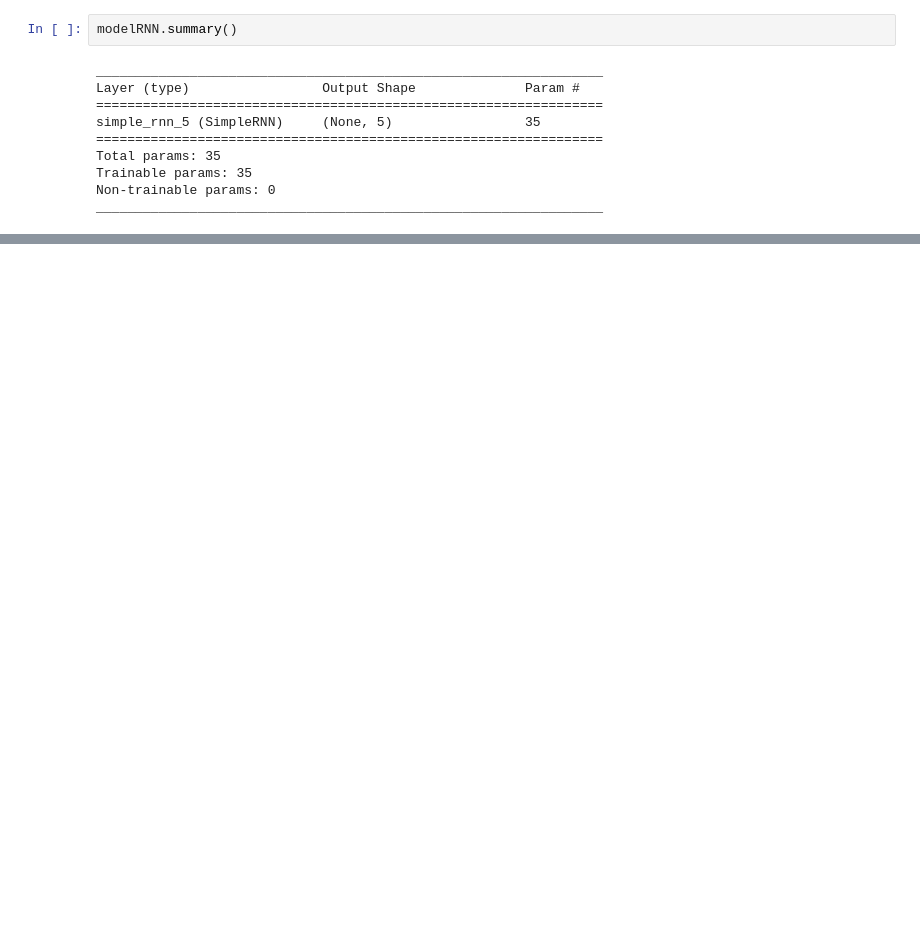
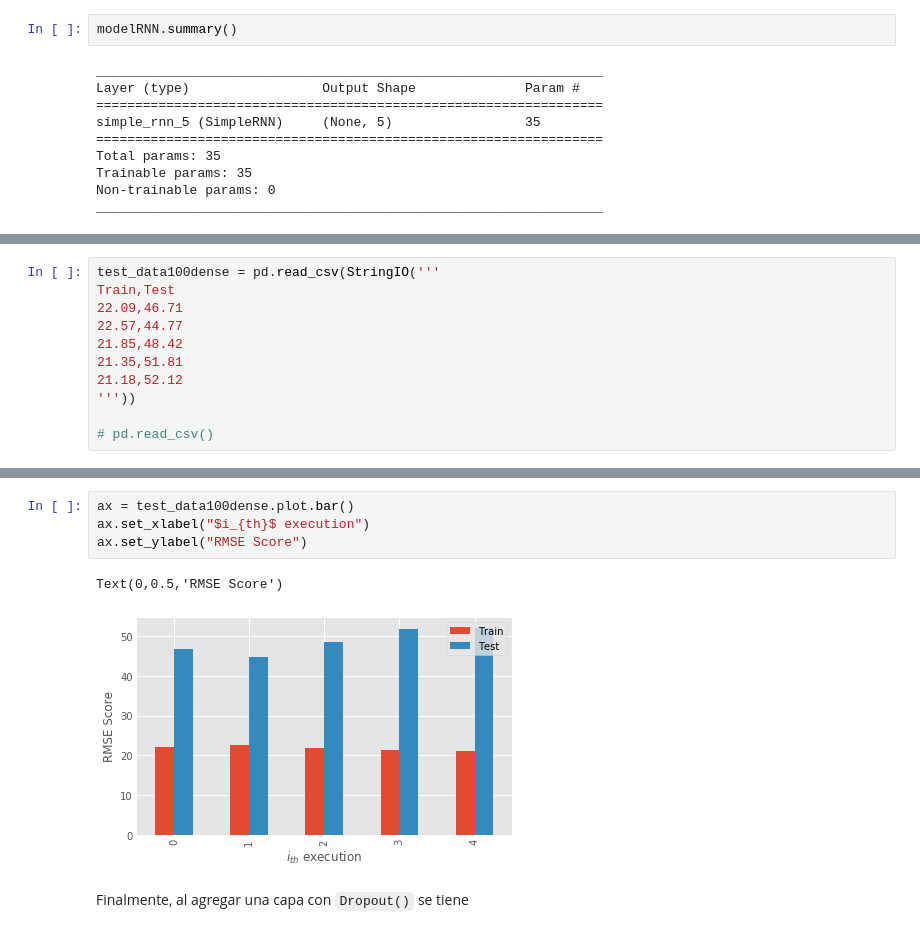
Before and after one commit to xpatux/dl_lab02, a Jupyter notebook: notebooks/lab02_parte2.ipynb, the cells around one changed output, grey strips where cells are left out. Drawn from its saved outputs; the diff is of its cells as text; blank space fills up the shorter version.

```diff
--- a/notebooks/lab02_parte2.ipynb
+++ b/notebooks/lab02_parte2.ipynb
@@ -96,0 +212,11 @@ _________________________________________________________________
+# %%
+test_data100dense = pd.read_csv(StringIO('''
+Train,Test
+22.09,46.71
+22.57,44.77
+21.85,48.42
+21.35,51.81
+21.18,52.12
+'''))
+
+# pd.read_csv()
@@ -96,0 +235,9 @@ _________________________________________________________________
+# %%
+ax = test_data100dense.plot.bar()
+ax.set_xlabel("$i_{th}$ execution")
+ax.set_ylabel("RMSE Score")
+# %% [output]
+Text(0,0.5,'RMSE Score')
+[figure, added]
+# %% [markdown]
+Finalmente, al agregar una capa con `Dropout()` se tiene
```
Also changed, not shown: parts of 29 cells of this notebook, 3 other files.
